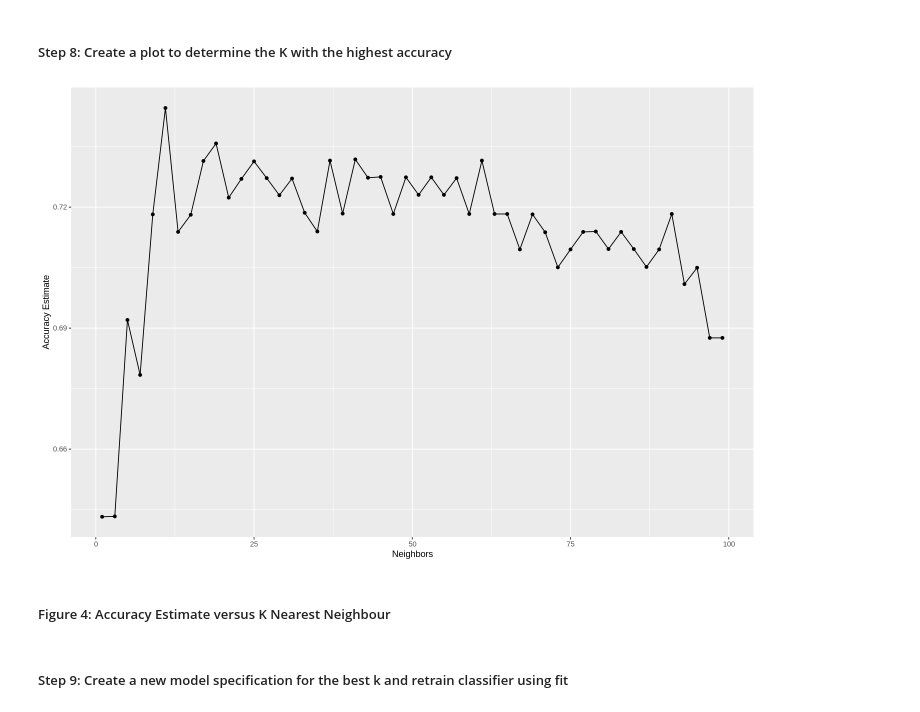
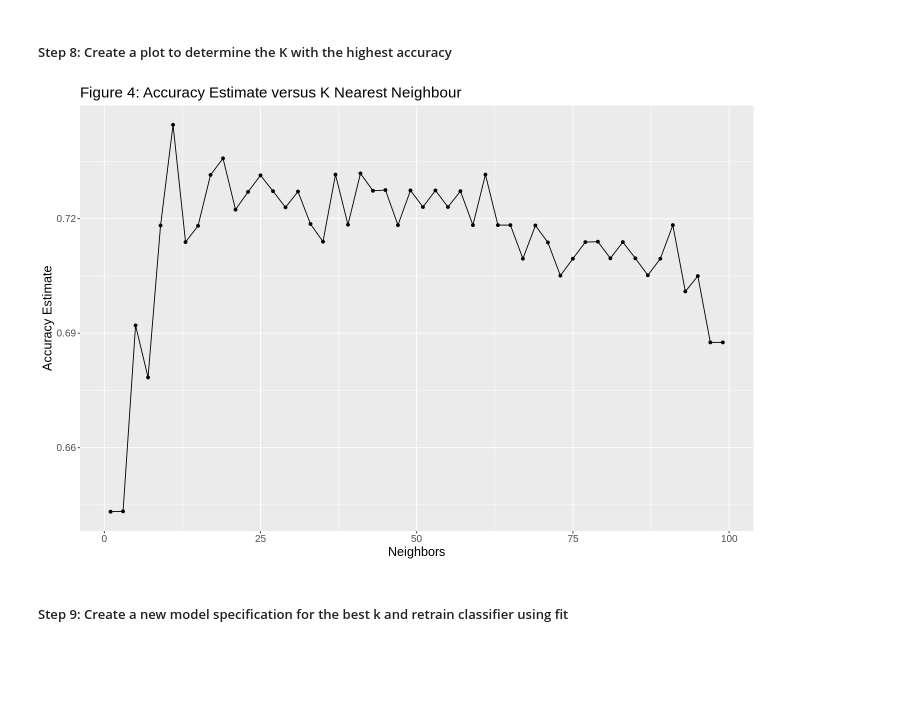
Before and after one commit to cchurch999/Data-Science-Group-Project-Books, a Jupyter notebook: Preliminary exploratory data analysis.ipynb, the cells around one changed output. Cells and saved outputs as stored; diff of their text form; code cells hidden in the pictures; blank space fills up the shorter version.

```diff
--- a/Preliminary exploratory data analysis.ipynb
+++ b/Preliminary exploratory data analysis.ipynb
@@ -286,16 +280,17 @@ A tibble: 100 × 7
 # %%
 accuracies <- heart_disease_tune_workflow|>
     filter(.metric == "accuracy")
 
 accuracy_vs_k <- ggplot(accuracies, aes(x = neighbors, y = mean))+
     geom_point()+
     geom_line()+
-    labs(x = "Neighbors", y = "Accuracy Estimate")
+    ggtitle("Figure 4: Accuracy Estimate versus K Nearest Neighbour")+
+    labs(x = "Neighbors", y = "Accuracy Estimate")+
+    theme(text = element_text(size = 15))
+
 accuracy_vs_k
 # %% [output]
-[figure, old version]
+[figure, new version]
-# %% [markdown]
-##### Figure 4: Accuracy Estimate versus K Nearest Neighbour
 # %% [markdown]
 ##### Step 9: Create a new model specification for the best k and retrain classifier using fit
 # %%
```
Also changed, not shown: parts of 10 cells of this notebook.
